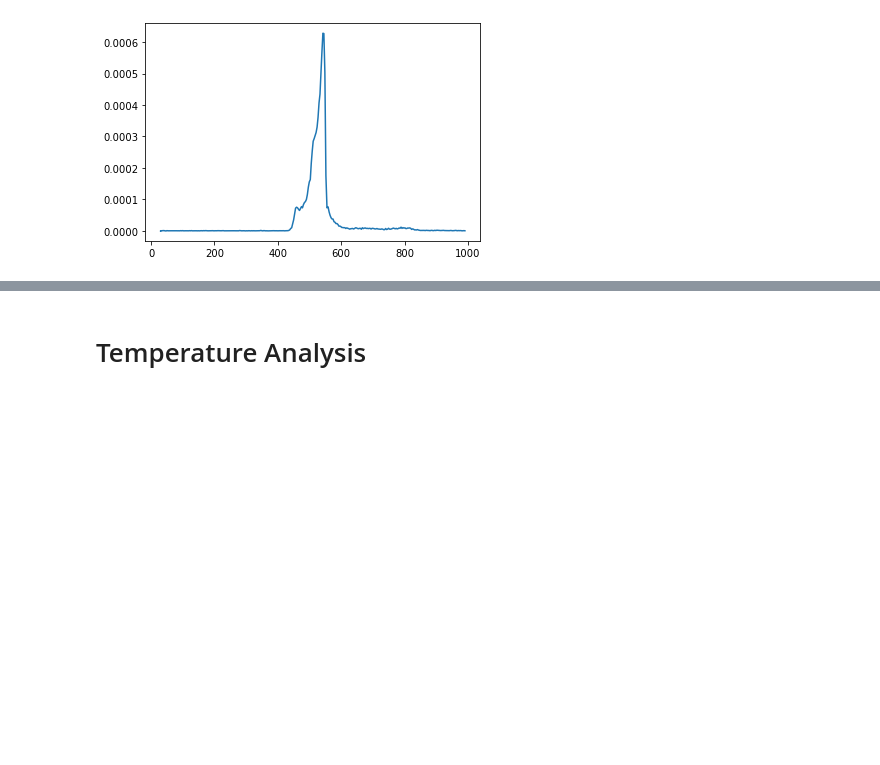
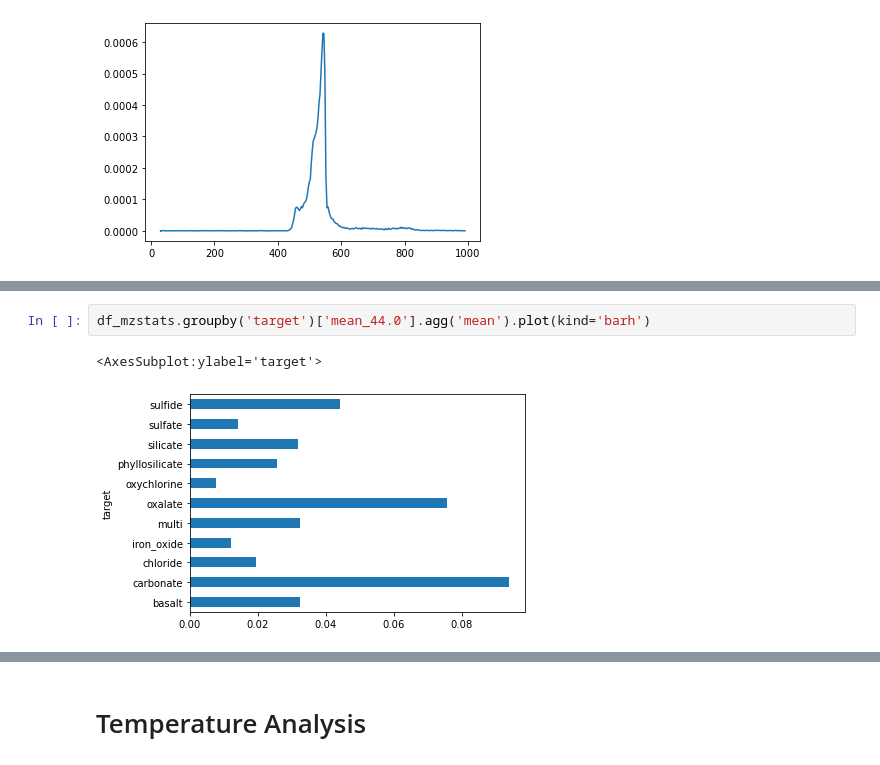
Before and after one commit to itacdonev/MarsSpectrometry, a Jupyter notebook: notebooks/eda.ipynb, the cells around one changed output, grey strips where cells are left out. Drawn from its saved outputs; the diff is of its cells as text; blank space fills up the shorter version.

```diff
--- a/notebooks/eda.ipynb
+++ b/notebooks/eda.ipynb
@@ -447,0 +499,5 @@ plt.show()
+# %%
+df_mzstats.groupby('target')['mean_44.0'].agg('mean').plot(kind='barh')
+# %% [output]
+<AxesSubplot:ylabel='target'>
+[figure, added]
```
Also changed, not shown: parts of 15 cells of this notebook.
